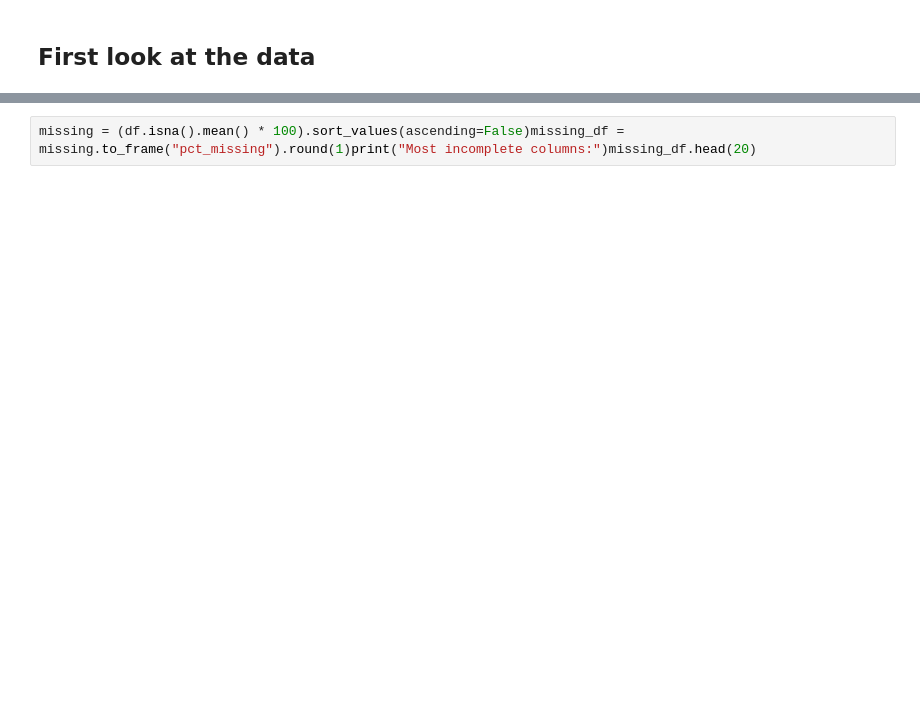
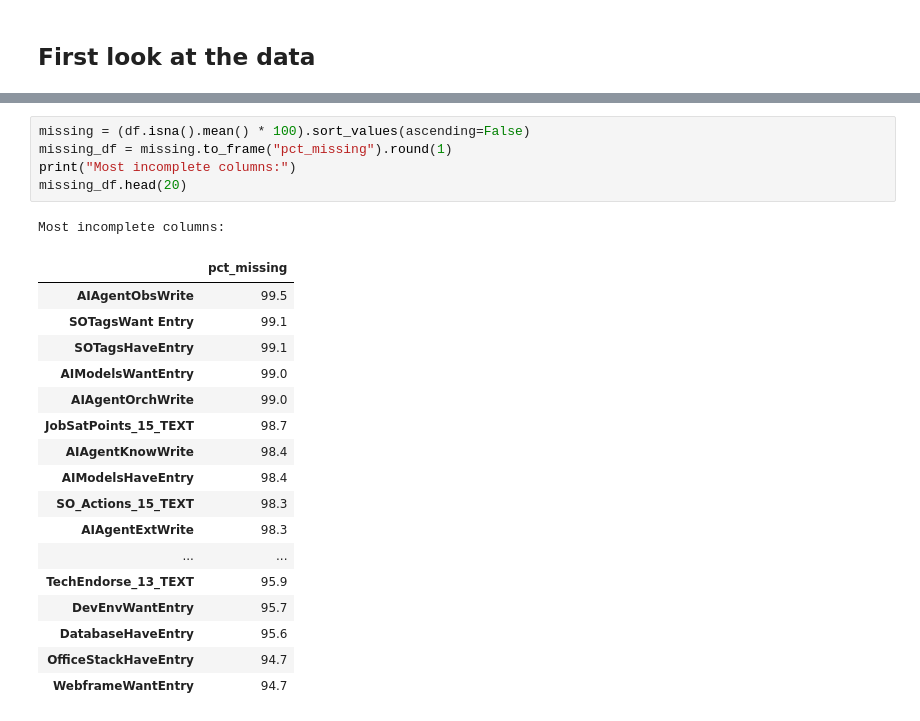
Before and after one commit to SivertIvarhus/Master-Thesis-NOVA-SBE-BA, a Jupyter notebook: notebooks/01-data-exploration.ipynb, the cells around one changed output, grey strips where cells are left out. Saved outputs shown, nothing was run; the diff lists cells and outputs as text; blank space fills up the shorter version.

```diff
--- a/notebooks/01-data-exploration.ipynb
+++ b/notebooks/01-data-exploration.ipynb
@@ -23,3 +85,25 @@ df.info(verbose=False)
 # %%
-missing = (df.isna().mean() * 100).sort_values(ascending=False)missing_df = missing.to_frame("pct_missing").round(1)print("Most incomplete columns:")missing_df.head(20)
+missing = (df.isna().mean() * 100).sort_values(ascending=False)
+missing_df = missing.to_frame("pct_missing").round(1)
+print("Most incomplete columns:")
+missing_df.head(20)
+# %% [output]
+Most incomplete columns:
+|  | pct_missing |
+| AIAgentObsWrite | 99.5 |
+| SOTagsWant Entry | 99.1 |
+| SOTagsHaveEntry | 99.1 |
+| AIModelsWantEntry | 99.0 |
+| AIAgentOrchWrite | 99.0 |
+| JobSatPoints_15_TEXT | 98.7 |
+| AIAgentKnowWrite | 98.4 |
+| AIModelsHaveEntry | 98.4 |
+| SO_Actions_15_TEXT | 98.3 |
+| AIAgentExtWrite | 98.3 |
+| ... | ... |
+| TechEndorse_13_TEXT | 95.9 |
+| DevEnvWantEntry | 95.7 |
+| DatabaseHaveEntry | 95.6 |
+| OfficeStackHaveEntry | 94.7 |
+| WebframeWantEntry | 94.7 |
 # %%
```
Also changed, not shown: parts of 14 cells of this notebook.
